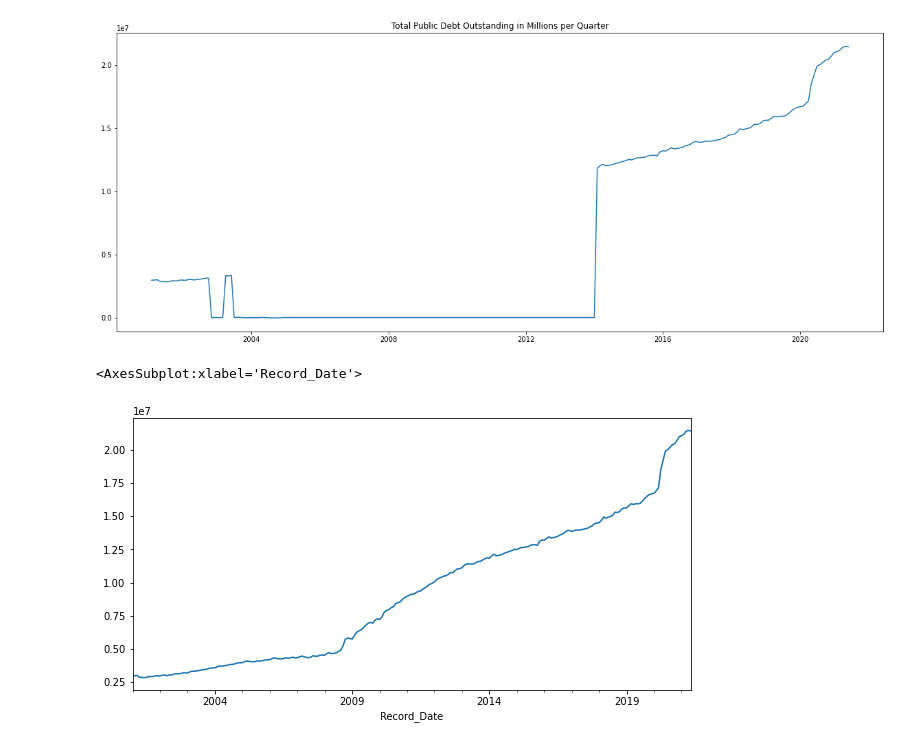
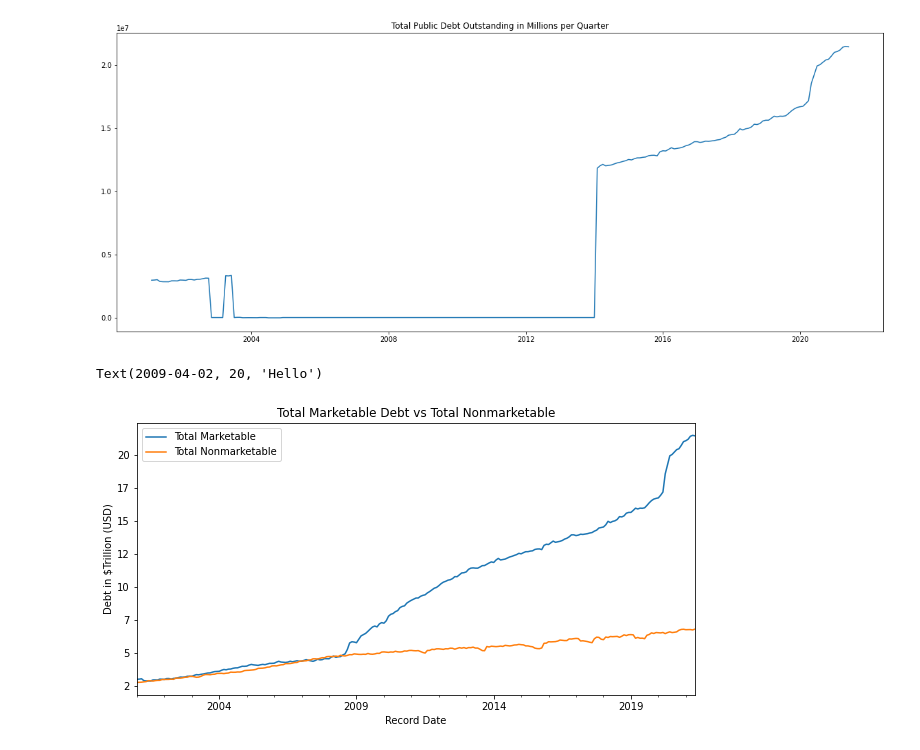
Before and after one commit to kierangraham-au/Data-Project-US-Debt, a Jupyter notebook: usdebt.ipynb, the cells around one changed output. Cells and saved outputs as stored; diff of their text form; code cells hidden in the pictures.

```diff
--- a/usdebt.ipynb
+++ b/usdebt.ipynb
@@ -320,8 +320,21 @@ ax.set_title('Total Public Debt Outstanding in Millions per Quarter')
 # %% [output]
 Text(0.5, 1.0, 'Total Public Debt Outstanding in Millions per Quarter')
 [figure]
-# %%
-debt_df.set_index("Record_Date")[debt_df.set_index("Record_Date")["Security_Type_Description"]=="Total Marketable"].Total_Public_Debt_OutstandingM.plot()
-# %% [output]
-<AxesSubplot:xlabel='Record_Date'>
-[figure, removed]
+# %%
+ax = debt_df.set_index("Record_Date")[debt_df.set_index("Record_Date")[
+    "Security_Type_Description"] == "Total Marketable"].Total_Public_Debt_OutstandingM.plot(label="Total Marketable")
+debt_df.set_index("Record_Date")[debt_df.set_index("Record_Date")["Security_Type_Description"]
+                                 == "Total Nonmarketable"].Total_Public_Debt_OutstandingM.plot(label="Total Nonmarketable")
+
+ax.get_yaxis().set_major_formatter(
+    matplotlib.ticker.FuncFormatter(lambda x, p: format(int(x/1000000), ',')))
+plt.ylabel("Debt in $Trillion (USD)")
+plt.title("Total Marketable Debt vs Total Nonmarketable")
+plt.xlabel("Record Date")
+
+plt.legend()
+
+plt.annotate("Hello", ("2009-04-02", 20))
+# %% [output]
+Text(2009-04-02, 20, 'Hello')
+[figure, added]
```
Also changed, not shown: parts of 6 cells of this notebook.
